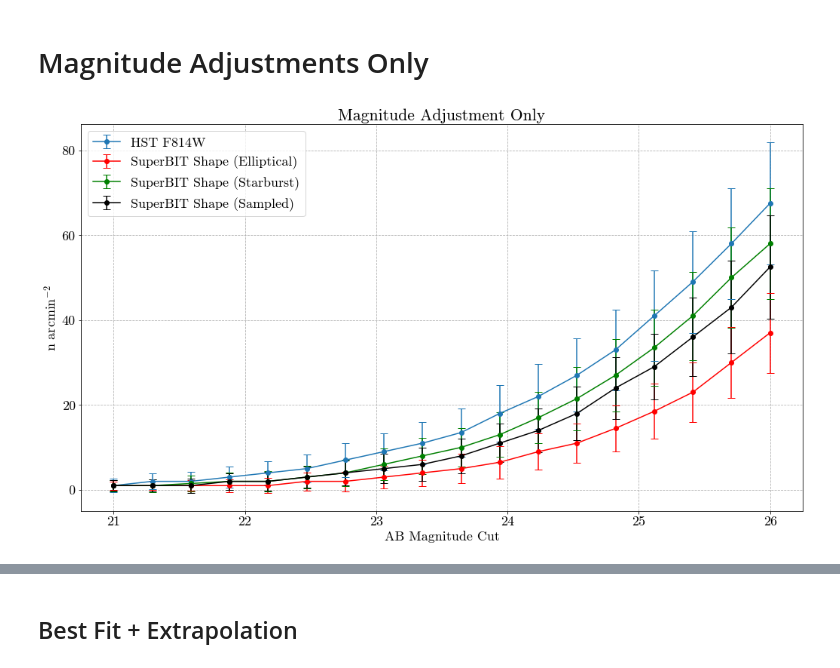
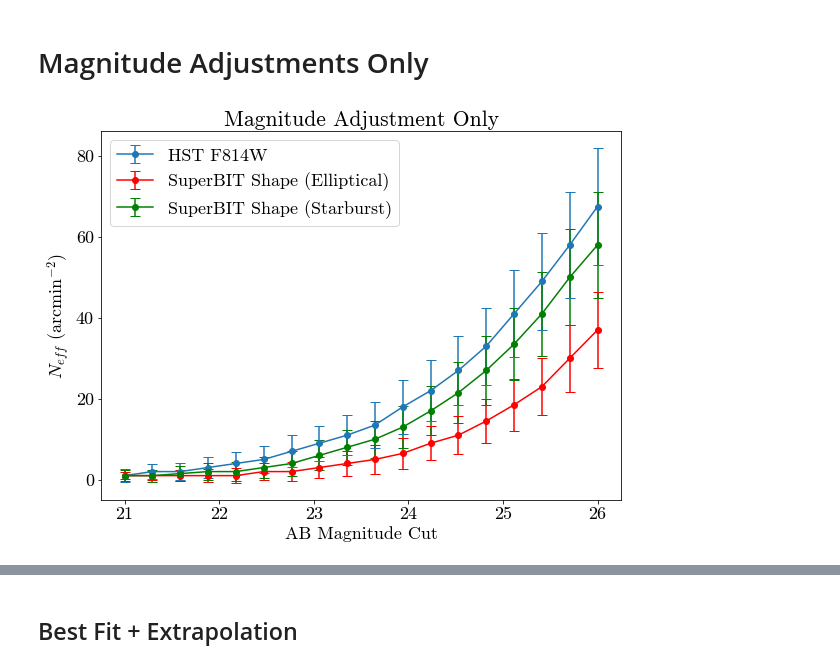
Before and after one commit to veome22/superbit_neff, a Jupyter notebook: neff_superbit.ipynb, the cells around one changed output, grey strips where cells are left out. Drawn from its saved outputs; the diff is of its cells as text; code cells hidden in the pictures.

```diff
--- a/neff_superbit.ipynb
+++ b/neff_superbit.ipynb
@@ -264,29 +313,29 @@ for i in range (len(sbit_mixed_mag_neff)):
 # %%
 # Extrapolation range
 plt_mags= np.linspace(21.0, MAG_LIM + 3, num=len(hst_mag_neff))
 
 
 # Plot n_eff
-plt.figure(figsize=(14,8))
+plt.figure(figsize=(8,6))
 
 plt.errorbar(mags, hst_meds, yerr=hst_stds,fmt='-o', label="HST F814W", color='C0')
 
 plt.errorbar(mags, e_meds, yerr=e_stds,fmt='-o', label="SuperBIT Shape (Elliptical)", color='r')
 
 plt.errorbar(mags, sb_meds, yerr=sb_stds,fmt='-o', label="SuperBIT Shape (Starburst)", color='g')
 
-plt.errorbar(mags, mixed_meds, yerr=mixed_stds,fmt='-o', label="SuperBIT Shape (Sampled)", color='k')
+# plt.errorbar(mags, mixed_meds, yerr=mixed_stds,fmt='-o', label="SuperBIT Shape (Sampled)", color='k')
 
 
 plt.title("Magnitude Adjustment Only")
 plt.xlabel("AB Magnitude Cut")
-plt.ylabel('n arcmin$^{-2}$')
+plt.ylabel('$N_{eff}$ (arcmin$^{-2}$)')
 plt.legend()
 plt.tight_layout(pad=0)
-plt.grid(linestyle='--')
+# plt.grid(linestyle='--')
 
 
-# plt.savefig(DIRECTORY+'neff_mag_raw.png')
+plt.savefig(DIRECTORY+'neff_mag_only_split_raw.png', bbox_inches='tight')
 plt.show()
 # %% [output]
-[figure, old version]
+[figure, new version]
```
Also changed, not shown: parts of 15 cells of this notebook.
